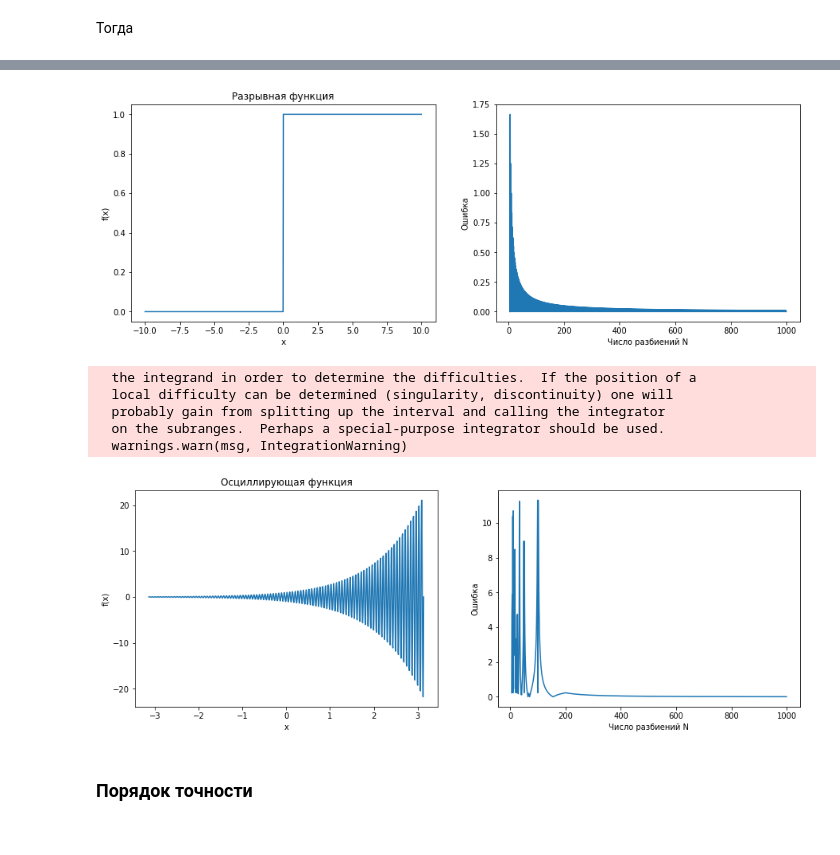
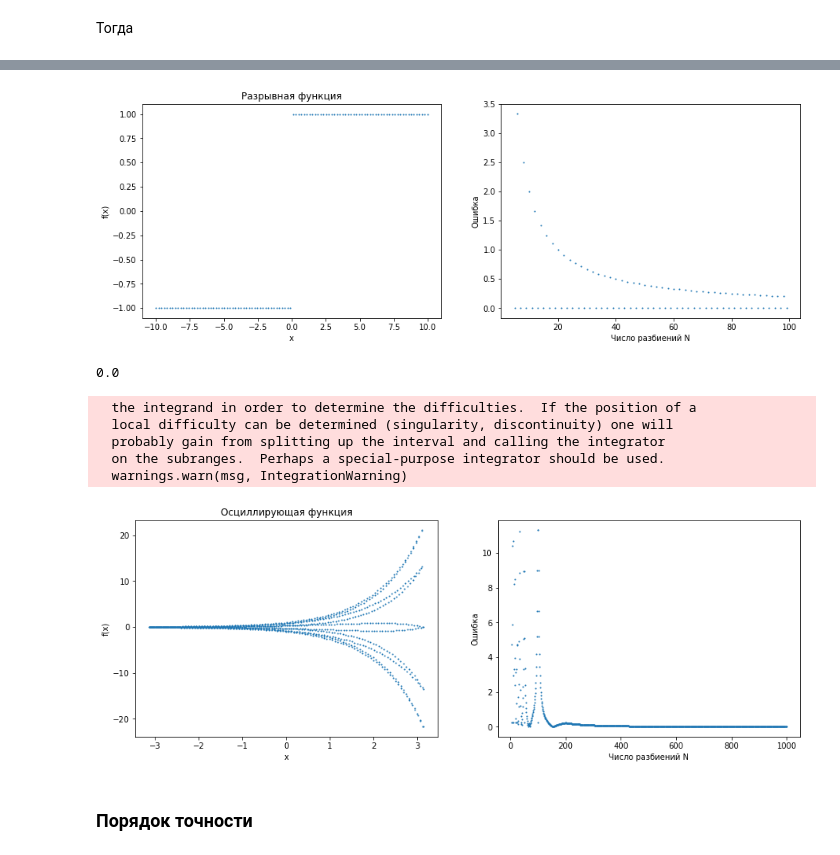
Before and after one commit to avpodtikhov/numerical-methods, a Jupyter notebook: Deadline1.ipynb, the cells around one changed output, grey strips where cells are left out. Cells and saved outputs as stored; diff of their text form; code cells hidden in the pictures.

```diff
--- a/Deadline1.ipynb
+++ b/Deadline1.ipynb
@@ -18,7 +20,7 @@ def f_dis(x):
     if (x>0):
         return 1
     else:
-        return 0
+        return -1
 # %% [markdown]
 Осциллирующая:
 # %%
@@ -65,7 +67,7 @@ def error(int1, int2):
     return abs(abs(int1) - abs(int2))
 # %%
 def graph(f, left, right, text):
-    n_arr = np.arange(5, 1000)
+    n_arr = np.arange(5, 100)
     err_arr = []
     for n in n_arr:
         i1, x_arr, f_arr = myIntegrate(f, left, right, n)
@@ -73,11 +75,11 @@ def graph(f, left, right, text):
         err_arr.append(er)
     plt.figure(figsize=(15,5))
     plt.subplot(122)
-    plt.plot(n_arr, err_arr)
+    plt.scatter(n_arr, err_arr, s = 1)
     plt.ylabel('Ошибка')
     plt.xlabel('Число разбиений N')
     plt.subplot(121)
-    plt.plot(x_arr, f_arr)
+    plt.scatter(x_arr, f_arr, s = 1)
     plt.ylabel('f(x)')
     plt.xlabel('x')
     plt.title(text)
@@ -89,7 +91,9 @@ graph(f_smooth, 0, pi, 'Гладкая функция')
 # %%
 graph(f_dis, -10, 10, 'Разрывная функция')
+integrate.quad(f_dis, -10, 10)[0]
 # %% [output]
-[figure, old version]
+[figure, new version]
+0.0
 # %%
 graph(f_osc, -pi, pi, 'Осциллирующая функция')
 # %% [output]
@@ -98,7 +102,7 @@ graph(f_osc, -pi, pi, 'Осциллирующая функция')
   probably gain from splitting up the interval and calling the integrator
   on the subranges.  Perhaps a special-purpose integrator should be used.
   warnings.warn(msg, IntegrationWarning)
-[figure, old version]
+[figure, new version]
 # %% [markdown]
 ### Порядок точности
 # %%
```
Also changed, not shown: parts of 3 cells of this notebook, 7 other files.
